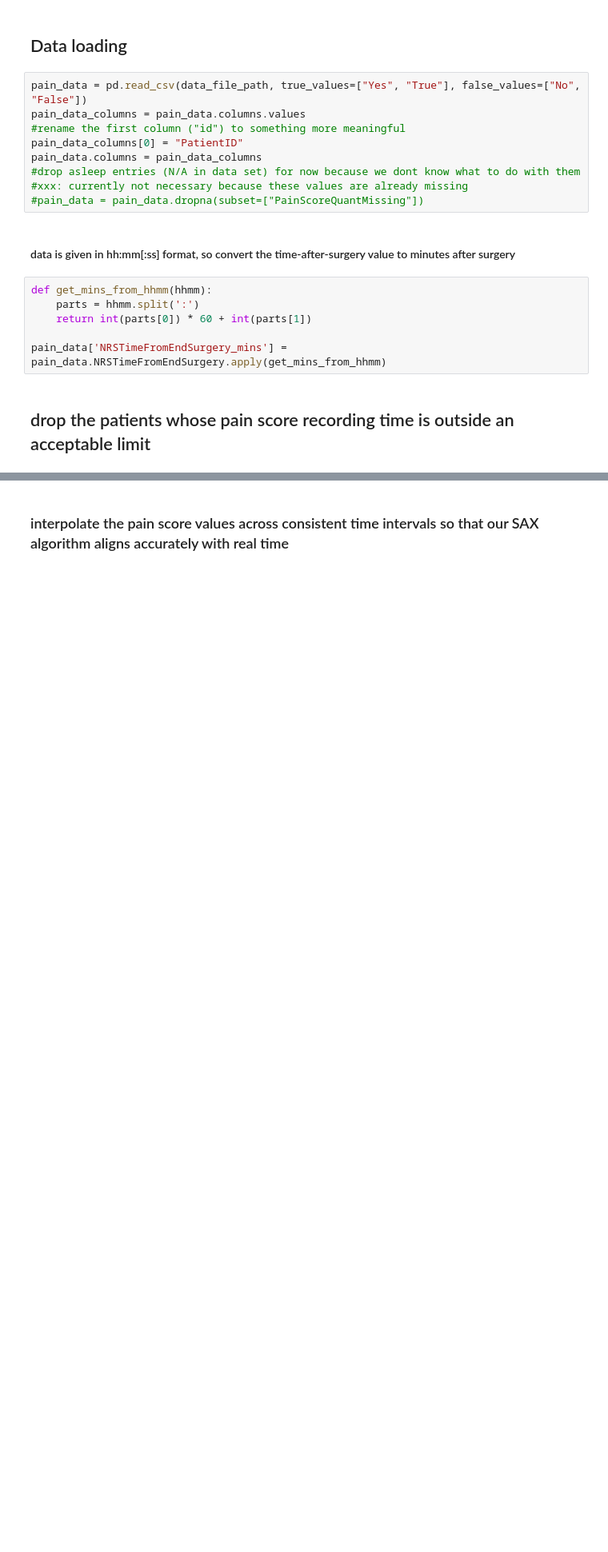
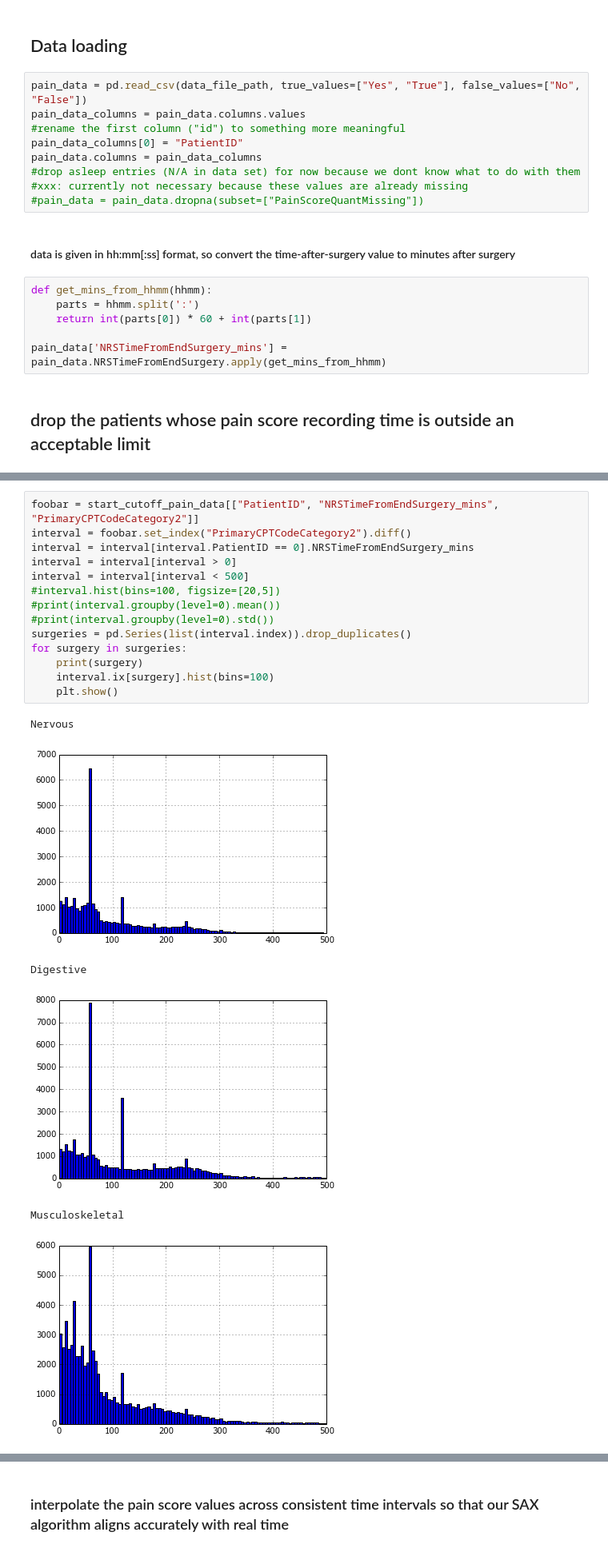
Before and after one commit to pvnick/tempos, a Jupyter notebook: pain_sax_ported.ipynb, the cells around one changed output, grey strips where cells are left out. Shown at 80% size. Cells and saved outputs as stored; diff of their text form; blank space fills up the shorter version.

```diff
--- a/pain_sax_ported.ipynb
+++ b/pain_sax_ported.ipynb
@@ -210,0 +236,21 @@ Transcript written on /tmp/tmp.log.
+# %%
+foobar = start_cutoff_pain_data[["PatientID", "NRSTimeFromEndSurgery_mins", "PrimaryCPTCodeCategory2"]]
+interval = foobar.set_index("PrimaryCPTCodeCategory2").diff()
+interval = interval[interval.PatientID == 0].NRSTimeFromEndSurgery_mins
+interval = interval[interval > 0]
+interval = interval[interval < 500]
+#interval.hist(bins=100, figsize=[20,5])
+#print(interval.groupby(level=0).mean())
+#print(interval.groupby(level=0).std())
+surgeries = pd.Series(list(interval.index)).drop_duplicates()
+for surgery in surgeries:
+    print(surgery)
+    interval.ix[surgery].hist(bins=100)
+    plt.show()
+# %% [output]
+Nervous
+[figure, added]
+Digestive
+[figure, added]
+Musculoskeletal
+[figure, added]
```
Also changed, not shown: parts of 18 cells of this notebook.
